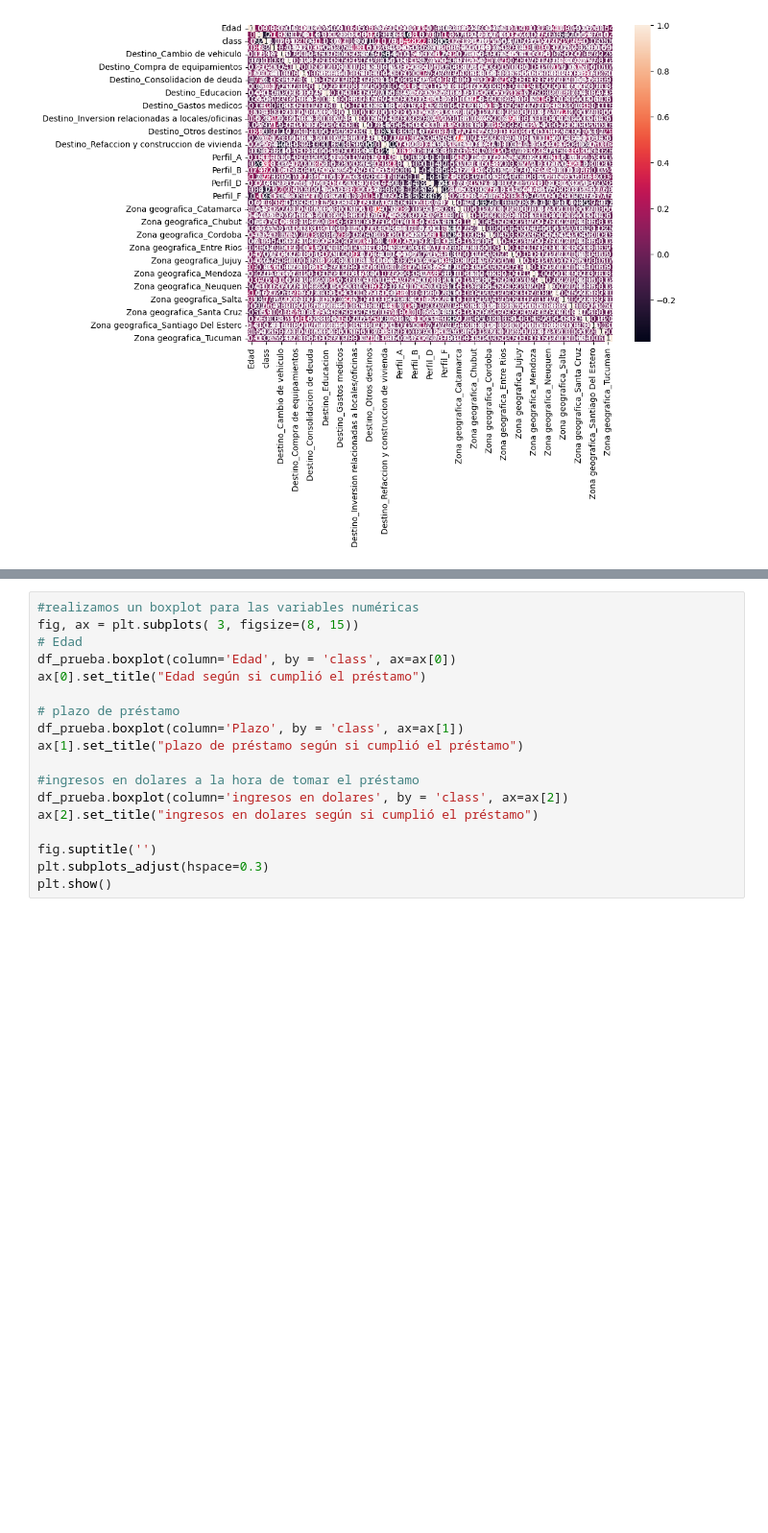
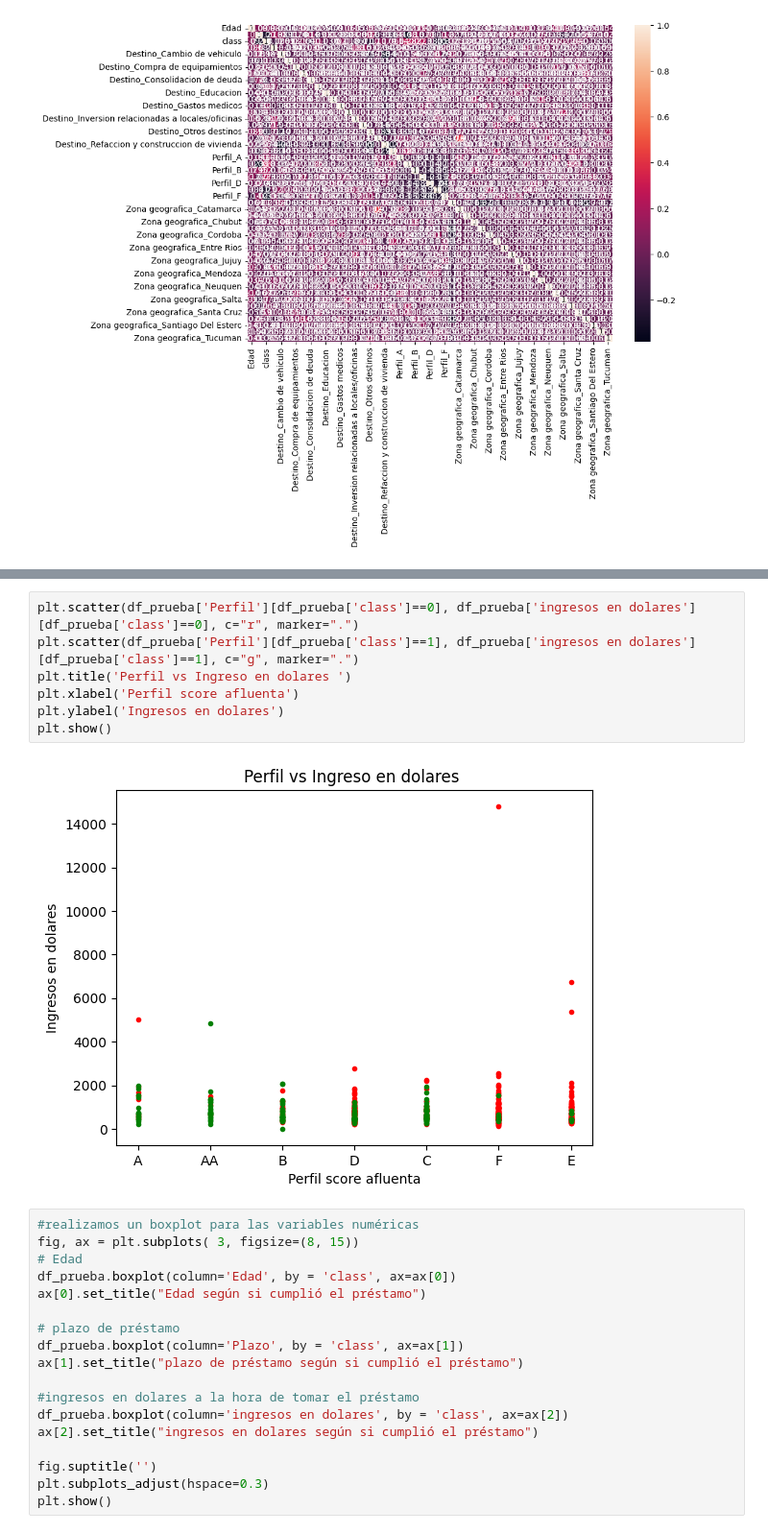
Before and after one commit to HANNNNSEN/AnalisisPrestamos, a Jupyter notebook: AnalisisPrestamos.ipynb, the cells around one changed output, grey strips where cells are left out. Shown at 96% size. Drawn from its saved outputs; the diff is of its cells as text; blank space fills up the shorter version.

```diff
--- a/AnalisisPrestamos.ipynb
+++ b/AnalisisPrestamos.ipynb
@@ -185,3 +206,12 @@ podemos ver que no existe una correlación fuerte entre edad e ingresos
+# %%
+plt.scatter(df_prueba['Perfil'][df_prueba['class']==0], df_prueba['ingresos en dolares'][df_prueba['class']==0], c="r", marker=".")
+plt.scatter(df_prueba['Perfil'][df_prueba['class']==1], df_prueba['ingresos en dolares'][df_prueba['class']==1], c="g", marker=".")
+plt.title('Perfil vs Ingreso en dolares ')
+plt.xlabel('Perfil score afluenta')
+plt.ylabel('Ingresos en dolares')
+plt.show()
+# %% [output]
+[figure, added]
 # %%
 #realizamos un boxplot para las variables numéricas
 fig, ax = plt.subplots( 3, figsize=(8, 15))
```
Also changed, not shown: parts of 4 cells of this notebook.
